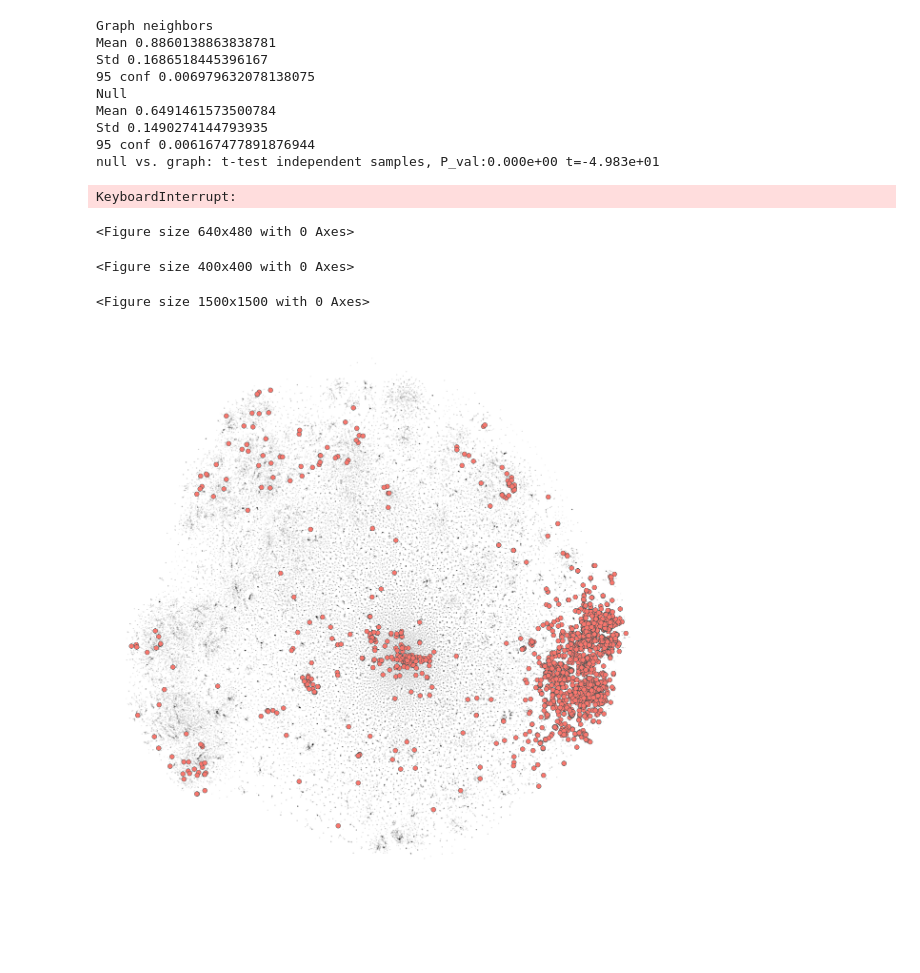
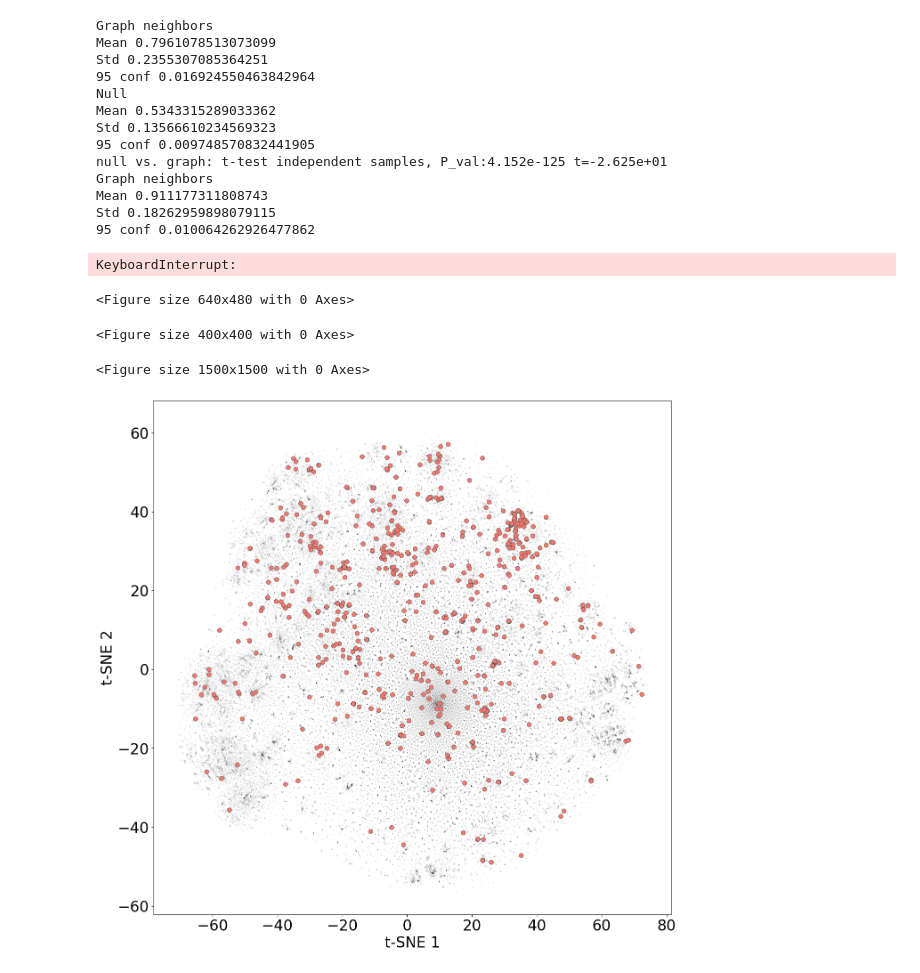
Before and after one commit to kosonocky/CheF, a Jupyter notebook: scripts/visualization/07_select_co_graph.ipynb, the cells around one changed output. Cells and saved outputs as stored; diff of their text form; code cells hidden in the pictures; blank space fills up the shorter version.

```diff
--- a/scripts/visualization/07_select_co_graph.ipynb
+++ b/scripts/visualization/07_select_co_graph.ipynb
@@ -31,7 +31,9 @@ df_fp["summarizations"] = df_fp["summarizations"].apply(literal_eval)
 tsne_df = pd.read_csv("./chef_v5_fp_tsne_p500.csv")
 tsne_df["summarizations"] = tsne_df["summarizations"].map(literal_eval)
 # %%
-for term_1 in ["electroluminescence", "hcv", "anti-microbial", "antiviral", "polymer", "perfume", "opioid", "mtor", "cannabinoid", "crystal", "protease"]:
+# for term_1 in ["electroluminescence", "hcv", "anti-microbial", "antiviral", "polymer", "perfume", "opioid", "mtor", "cannabinoid", "crystal", "protease"]:
+# for term_1 in ["5-ht"]:
+for term_1 in ["5-ht", "hcv", "electroluminescence"]:
     # swap source and target if term_1 is in target. This ensures that term_1 is always in source
     df.loc[df["target"] == term_1, ["target", "source"]] = df.loc[df["target"] == term_1, ["source", "target"]].values
     df["source_global_count"] = df['source'].apply(lambda x: counter[x])
@@ -177,14 +179,14 @@ for term_1 in ["electroluminescence", "hcv", "anti-microbial", "antiviral", "pol
             tsne_df[tsne_df["summarizations"].map(lambda x: any(label == word for word in x))]['fp_tsne_x'],
             tsne_df[tsne_df["summarizations"].map(lambda x: any(label == word for word in x))]['fp_tsne_y'],
             s=50,
-            alpha=0.8,
+            alpha=1,
             c=color,
             linewidths=0.5,
             edgecolors="DarkSlateGrey",
         )
 
-    # remove first label from legend
-    plt.legend(close_terms, bbox_to_anchor=(1.05, 1), loc='upper left', fontsize=24)
+    # remove first label from legend. Make legend dots larger
+    plt.legend(close_terms, bbox_to_anchor=(1.05, 1), loc='upper left', fontsize=24, markerscale=2)
     # axis numbers size 18
     plt.xticks(fontsize=24)
     plt.yticks(fontsize=24)
@@ -220,41 +222,45 @@ for term_1 in ["electroluminescence", "hcv", "anti-microbial", "antiviral", "pol
         alpha=1,
         c="#F8766D",
         linewidths=0.5,
         edgecolors="DarkSlateGrey",
     )
 
     # remove first label from legend
     plt.legend([term_1,], bbox_to_anchor=(1.05, 1), loc='upper left', fontsize=24)
     # axis numbers size 18
     plt.xticks(fontsize=24)
     plt.yticks(fontsize=24)
     plt.xlabel("t-SNE 1", fontsize=24)
     plt.ylabel("t-SNE 2", fontsize=24)
 
     plt.savefig(f"tsne_plots/term_{term_1}_tsne.png", dpi=300, bbox_inches='tight')
     plt.axis('off')
     plt.savefig(f"tsne_plots/term_{term_1}_tsne_noaxis.png", dpi=300, bbox_inches='tight')
     # legend off
     plt.legend([],[], frameon=False)
     plt.savefig(f"tsne_plots/term_{term_1}_tsne_noaxis_nolegend.png", dpi=300, bbox_inches='tight')
 
     plt.axis('on')
     plt.savefig(f"tsne_plots/term_{term_1}_tsne_nolegend.png", dpi=300, bbox_inches='tight')
 # %% [output]
 Graph neighbors
-Mean 0.8860138863838781
-Std 0.1686518445396167
-95 conf 0.006979632078138075
+Mean 0.7961078513073099
+Std 0.2355307085364251
+95 conf 0.016924550463842964
 Null
-Mean 0.6491461573500784
-Std 0.1490274144793935
-95 conf 0.006167477891876944
-null vs. graph: t-test independent samples, P_val:0.000e+00 t=-4.983e+01
+Mean 0.5343315289033362
+Std 0.13566610234569323
+95 conf 0.009748570832441905
+null vs. graph: t-test independent samples, P_val:4.152e-125 t=-2.625e+01
+Graph neighbors
+Mean 0.911177311808743
+Std 0.18262959898079115
+95 conf 0.010064262926477862
 KeyboardInterrupt:
 <Figure size 640x480 with 0 Axes>
 <Figure size 400x400 with 0 Axes>
 <Figure size 1500x1500 with 0 Axes>
-[figure, old version]
+[figure, new version]
 # %%
 # tsne_df = pd.read_csv("./tsne_data/chef_v5_fp_tsne_p500.csv")
 # tsne_df["summarizations"] = tsne_df["summarizations"].map(literal_eval)
```
Also changed, not shown: parts of 1 cell of this notebook.
